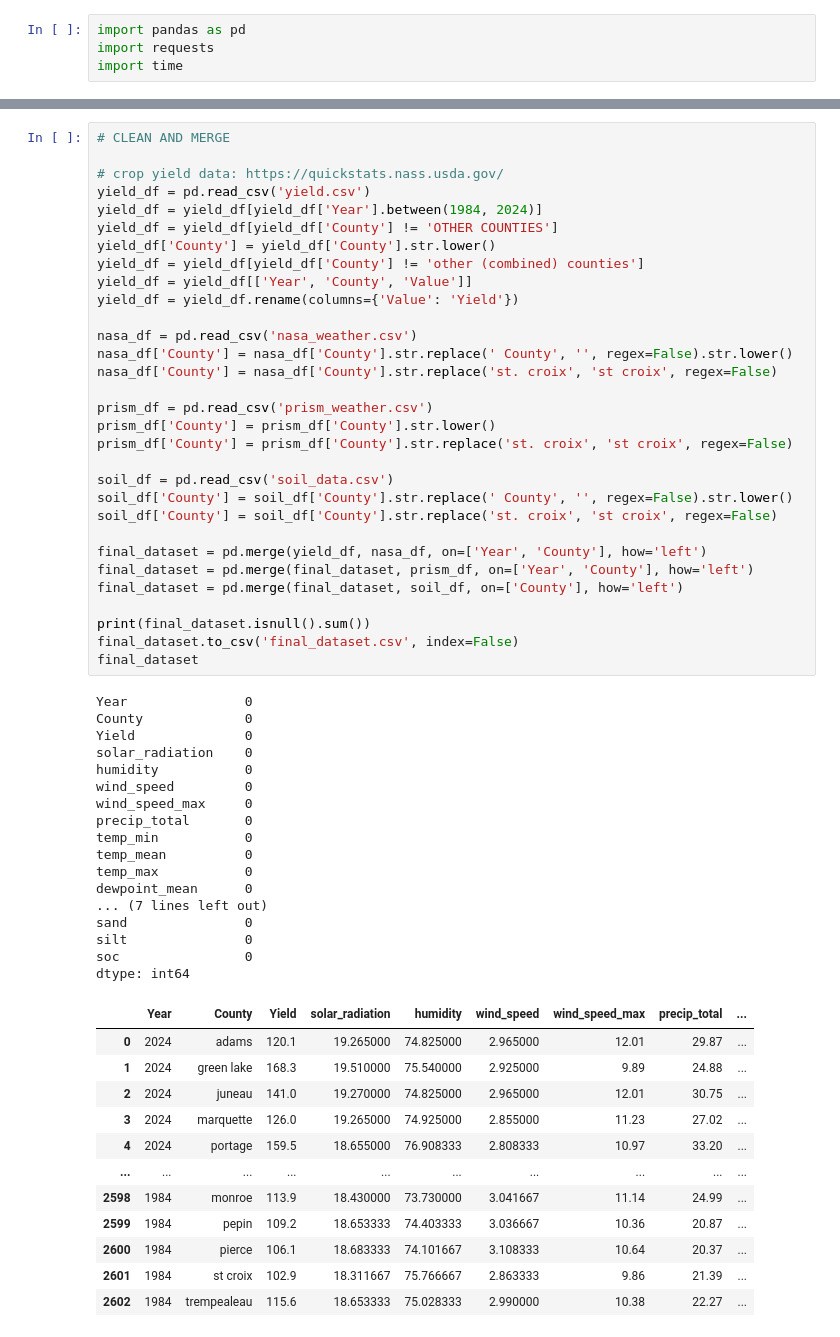
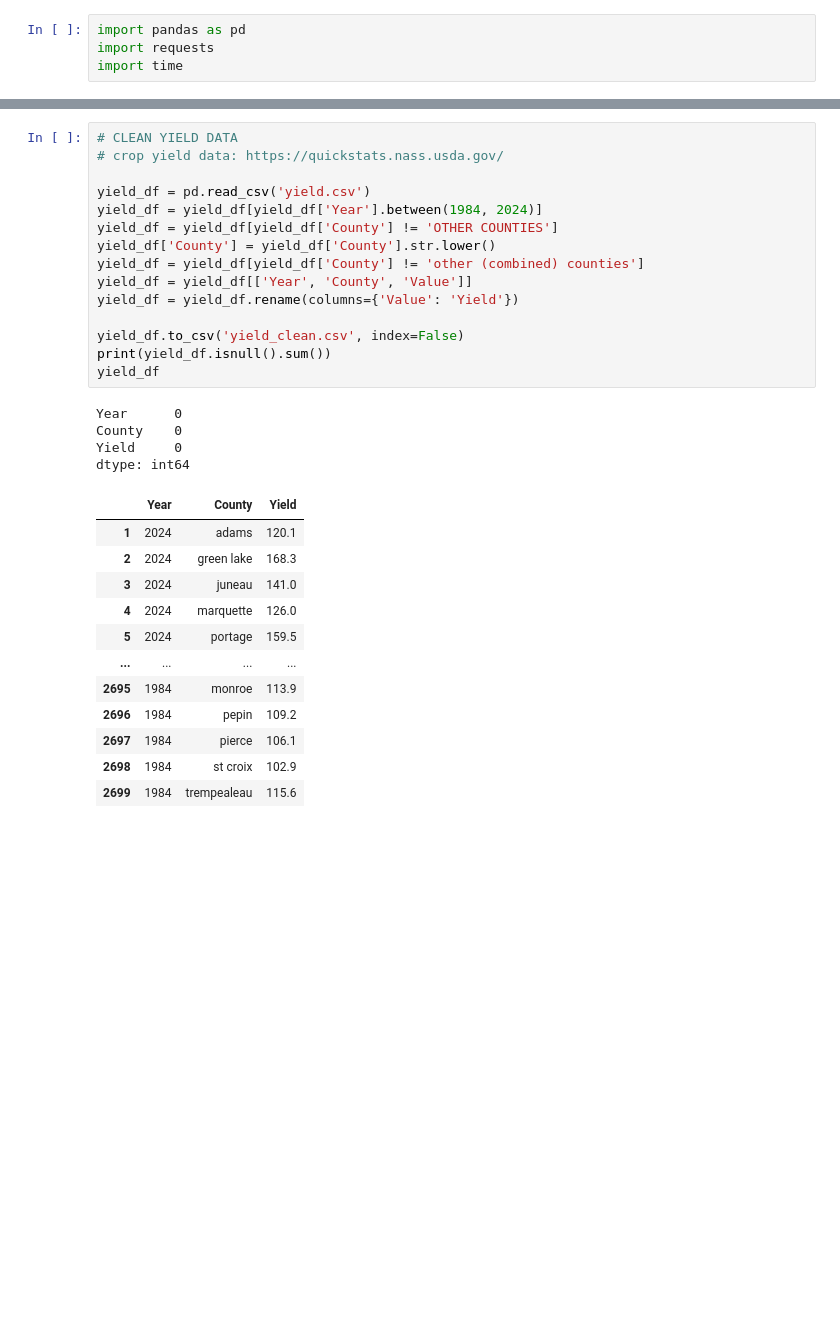
Before and after one commit to cchen744/CornYield_NN, a Jupyter notebook: get_data.ipynb, the cells around one changed output, grey strips where cells are left out. Saved outputs shown, nothing was run; the diff lists cells and outputs as text; blank space fills up the shorter version.

Commit message:
modified dataset structure

```diff
--- a/get_data.ipynb
+++ b/get_data.ipynb
@@ -283,61 +386,32 @@ dtype: int64
 # %%
-# CLEAN AND MERGE
+# CLEAN YIELD DATA
+# crop yield data: https://quickstats.nass.usda.gov/
 
-# crop yield data: https://quickstats.nass.usda.gov/
 yield_df = pd.read_csv('yield.csv')
 yield_df = yield_df[yield_df['Year'].between(1984, 2024)]
 yield_df = yield_df[yield_df['County'] != 'OTHER COUNTIES']
 yield_df['County'] = yield_df['County'].str.lower()
 yield_df = yield_df[yield_df['County'] != 'other (combined) counties']
 yield_df = yield_df[['Year', 'County', 'Value']]
 yield_df = yield_df.rename(columns={'Value': 'Yield'})
 
-nasa_df = pd.read_csv('nasa_weather.csv')
-nasa_df['County'] = nasa_df['County'].str.replace(' County', '', regex=False).str.lower()
-nasa_df['County'] = nasa_df['County'].str.replace('st. croix', 'st croix', regex=False)
-
-prism_df = pd.read_csv('prism_weather.csv')
-prism_df['County'] = prism_df['County'].str.lower()
-prism_df['County'] = prism_df['County'].str.replace('st. croix', 'st croix', regex=False)
-
-soil_df = pd.read_csv('soil_data.csv')
-soil_df['County'] = soil_df['County'].str.replace(' County', '', regex=False).str.lower()
-soil_df['County'] = soil_df['County'].str.replace('st. croix', 'st croix', regex=False)
-
-final_dataset = pd.merge(yield_df, nasa_df, on=['Year', 'County'], how='left')
-final_dataset = pd.merge(final_dataset, prism_df, on=['Year', 'County'], how='left')
-final_dataset = pd.merge(final_dataset, soil_df, on=['County'], how='left')
-
-print(final_dataset.isnull().sum())
-final_dataset.to_csv('final_dataset.csv', index=False)
-final_dataset
+yield_df.to_csv('yield_clean.csv', index=False)
+print(yield_df.isnull().sum())
+yield_df
 # %% [output]
-Year               0
-County             0
-Yield              0
-solar_radiation    0
-humidity           0
-wind_speed         0
-wind_speed_max     0
-precip_total       0
-temp_min           0
-temp_mean          0
-temp_max           0
-dewpoint_mean      0
-... (7 lines left out)
-sand               0
-silt               0
-soc                0
+Year      0
+County    0
+Yield     0
 dtype: int64
-|  | Year | County | Yield | solar_radiation | humidity | wind_speed | wind_speed_max | precip_total | ... |
-| 0 | 2024 | adams | 120.1 | 19.265000 | 74.825000 | 2.965000 | 12.01 | 29.87 | ... |
-| 1 | 2024 | green lake | 168.3 | 19.510000 | 75.540000 | 2.925000 | 9.89 | 24.88 | ... |
-| 2 | 2024 | juneau | 141.0 | 19.270000 | 74.825000 | 2.965000 | 12.01 | 30.75 | ... |
-| 3 | 2024 | marquette | 126.0 | 19.265000 | 74.925000 | 2.855000 | 11.23 | 27.02 | ... |
-| 4 | 2024 | portage | 159.5 | 18.655000 | 76.908333 | 2.808333 | 10.97 | 33.20 | ... |
-| ... | ... | ... | ... | ... | ... | ... | ... | ... | ... |
-| 2598 | 1984 | monroe | 113.9 | 18.430000 | 73.730000 | 3.041667 | 11.14 | 24.99 | ... |
-| 2599 | 1984 | pepin | 109.2 | 18.653333 | 74.403333 | 3.036667 | 10.36 | 20.87 | ... |
-| 2600 | 1984 | pierce | 106.1 | 18.683333 | 74.101667 | 3.108333 | 10.64 | 20.37 | ... |
-| 2601 | 1984 | st croix | 102.9 | 18.311667 | 75.766667 | 2.863333 | 9.86 | 21.39 | ... |
-| 2602 | 1984 | trempealeau | 115.6 | 18.653333 | 75.028333 | 2.990000 | 10.38 | 22.27 | ... |
+|  | Year | County | Yield |
+| 1 | 2024 | adams | 120.1 |
+| 2 | 2024 | green lake | 168.3 |
+| 3 | 2024 | juneau | 141.0 |
+| 4 | 2024 | marquette | 126.0 |
+| 5 | 2024 | portage | 159.5 |
+| ... | ... | ... | ... |
+| 2695 | 1984 | monroe | 113.9 |
+| 2696 | 1984 | pepin | 109.2 |
+| 2697 | 1984 | pierce | 106.1 |
+| 2698 | 1984 | st croix | 102.9 |
+| 2699 | 1984 | trempealeau | 115.6 |
```
Also changed, not shown: parts of 8 cells of this notebook, 4 other files.
